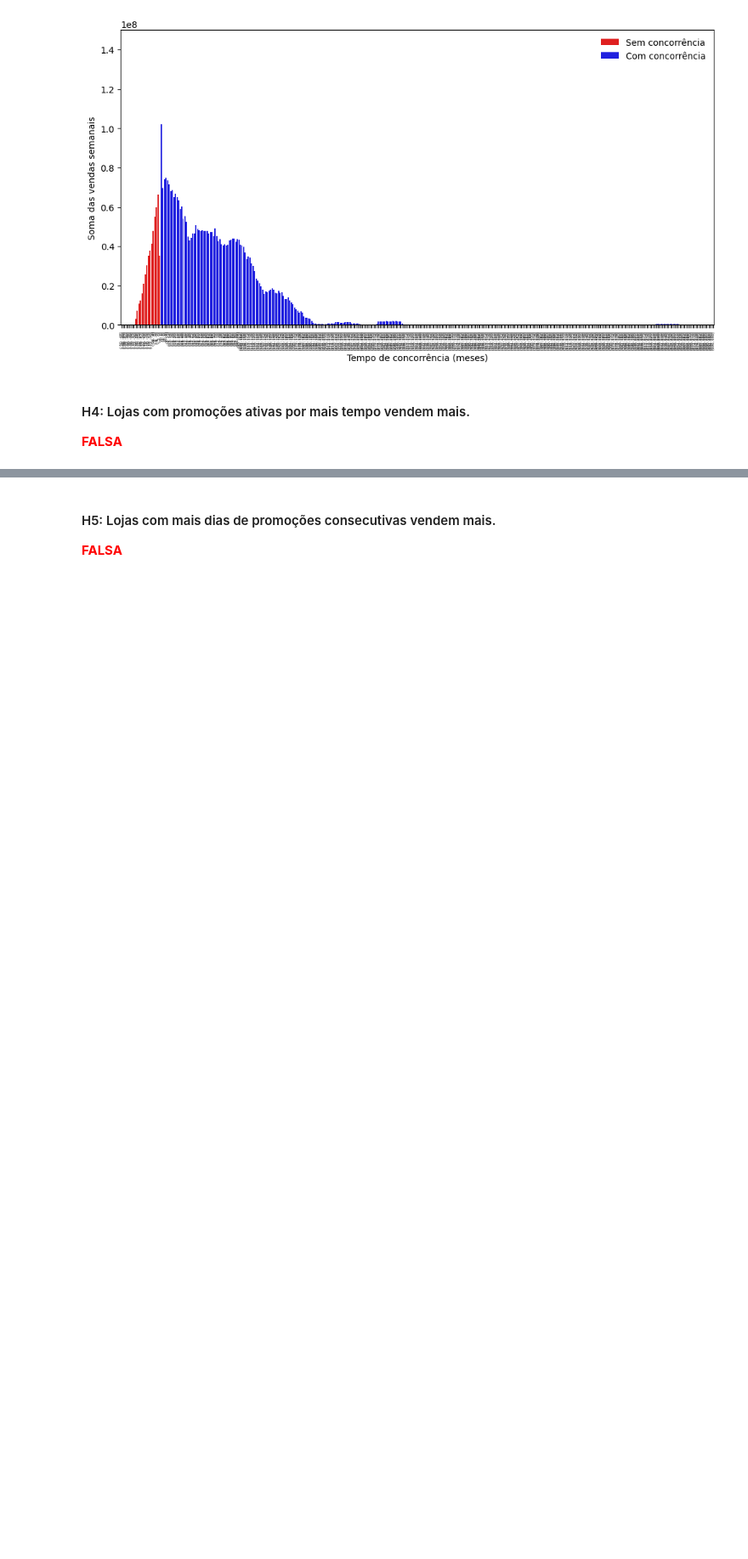
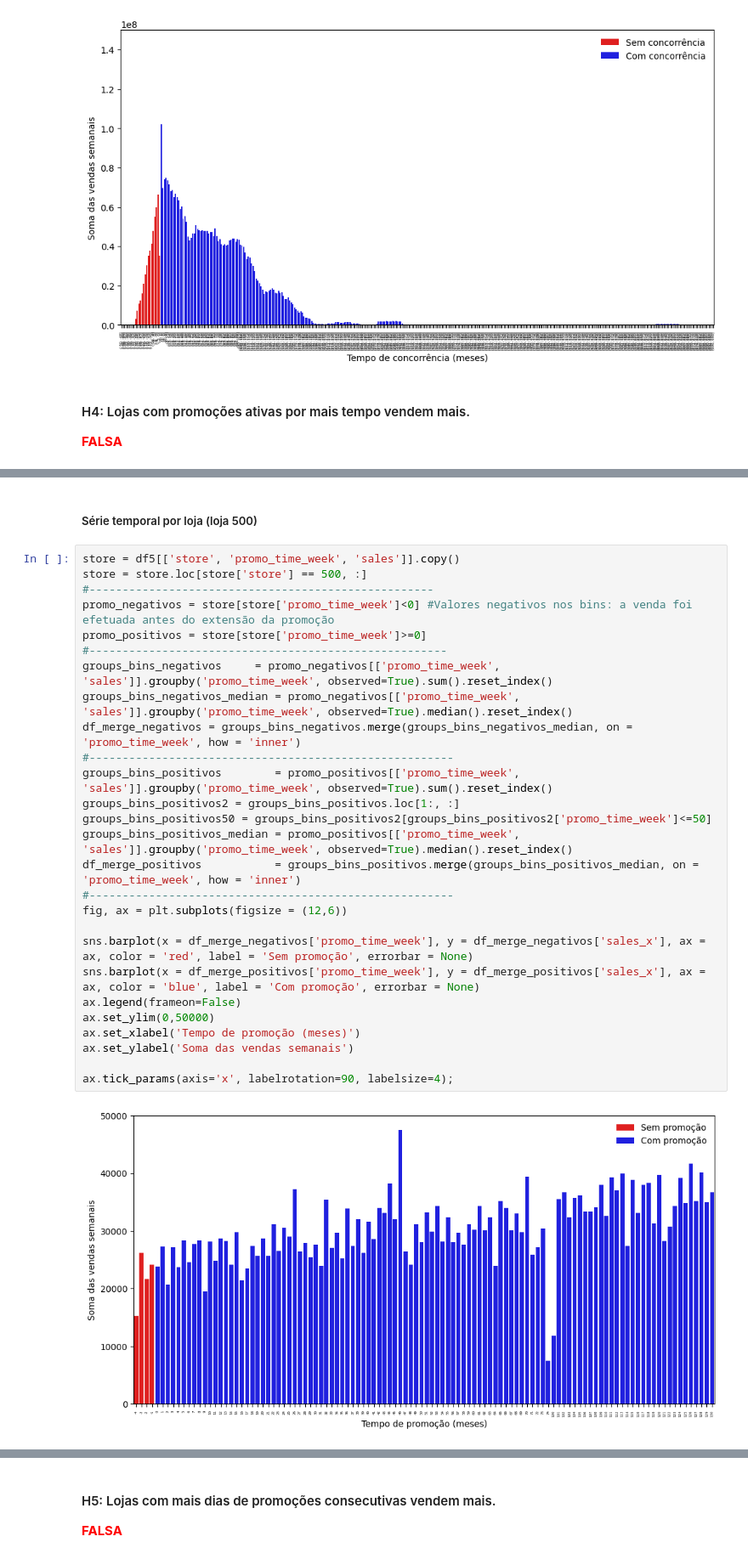
Before and after one commit to bvmcosta/projeto-rossmann-stores, a Jupyter notebook: projeto_rossmann_final.ipynb, the cells around one changed output, grey strips where cells are left out. Shown at 85% size. Cells and saved outputs as stored; diff of their text form; blank space fills up the shorter version.

```diff
--- a/projeto_rossmann_final.ipynb
+++ b/projeto_rossmann_final.ipynb
@@ -950,0 +1045,31 @@ h4(df5)
+# %% [markdown]
+##### Série temporal por loja (loja 500)
+# %%
+store = df5[['store', 'promo_time_week', 'sales']].copy()
+store = store.loc[store['store'] == 500, :]
+#----------------------------------------------------
+promo_negativos = store[store['promo_time_week']<0] #Valores negativos nos bins: a venda foi efetuada antes do extensão da promoção
+promo_positivos = store[store['promo_time_week']>=0]
+#------------------------------------------------------
+groups_bins_negativos     = promo_negativos[['promo_time_week', 'sales']].groupby('promo_time_week', observed=True).sum().reset_index()
+groups_bins_negativos_median = promo_negativos[['promo_time_week', 'sales']].groupby('promo_time_week', observed=True).median().reset_index()
+df_merge_negativos = groups_bins_negativos.merge(groups_bins_negativos_median, on = 'promo_time_week', how = 'inner')
+#-------------------------------------------------------
+groups_bins_positivos        = promo_positivos[['promo_time_week', 'sales']].groupby('promo_time_week', observed=True).sum().reset_index()
+groups_bins_positivos2 = groups_bins_positivos.loc[1:, :]
+groups_bins_positivos50 = groups_bins_positivos2[groups_bins_positivos2['promo_time_week']<=50]
+groups_bins_positivos_median = promo_positivos[['promo_time_week', 'sales']].groupby('promo_time_week', observed=True).median().reset_index()
+df_merge_positivos           = groups_bins_positivos.merge(groups_bins_positivos_median, on = 'promo_time_week', how = 'inner')
+#-------------------------------------------------------
+fig, ax = plt.subplots(figsize = (12,6))
+
+sns.barplot(x = df_merge_negativos['promo_time_week'], y = df_merge_negativos['sales_x'], ax = ax, color = 'red', label = 'Sem promoção', errorbar = None)
+sns.barplot(x = df_merge_positivos['promo_time_week'], y = df_merge_positivos['sales_x'], ax = ax, color = 'blue', label = 'Com promoção', errorbar = None)
+ax.legend(frameon=False)
+ax.set_ylim(0,50000)
+ax.set_xlabel('Tempo de promoção (meses)')
+ax.set_ylabel('Soma das vendas semanais')
+
+ax.tick_params(axis='x', labelrotation=90, labelsize=4);
+# %% [output]
+[figure, added]
```
Also changed, not shown: parts of 16 cells of this notebook, 3 other files.
